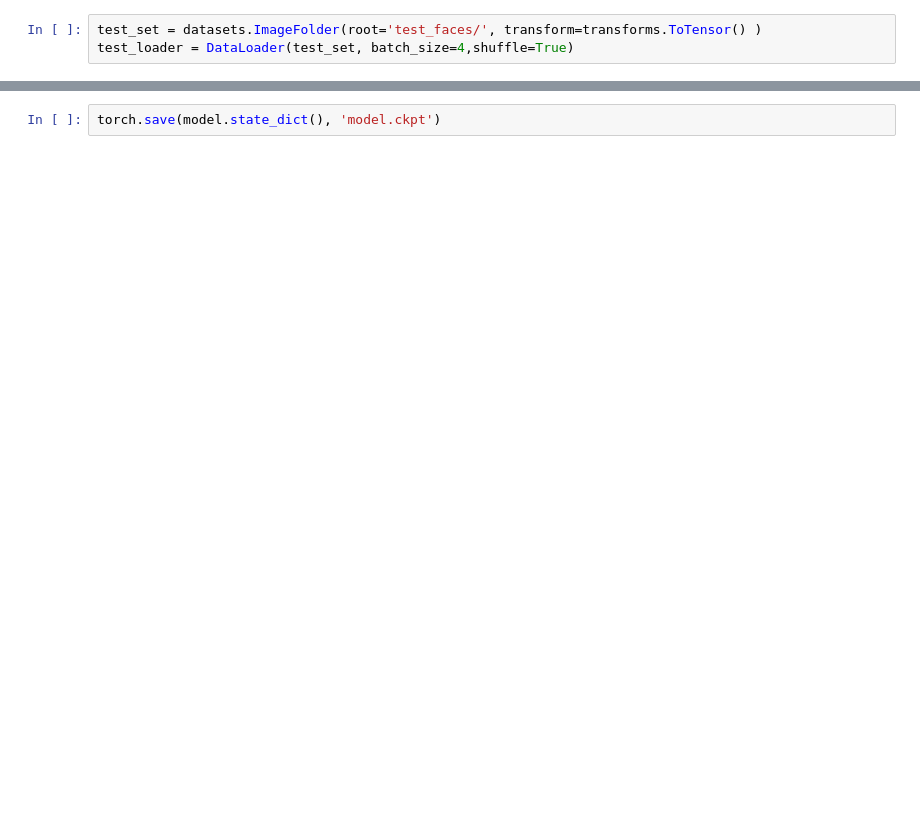
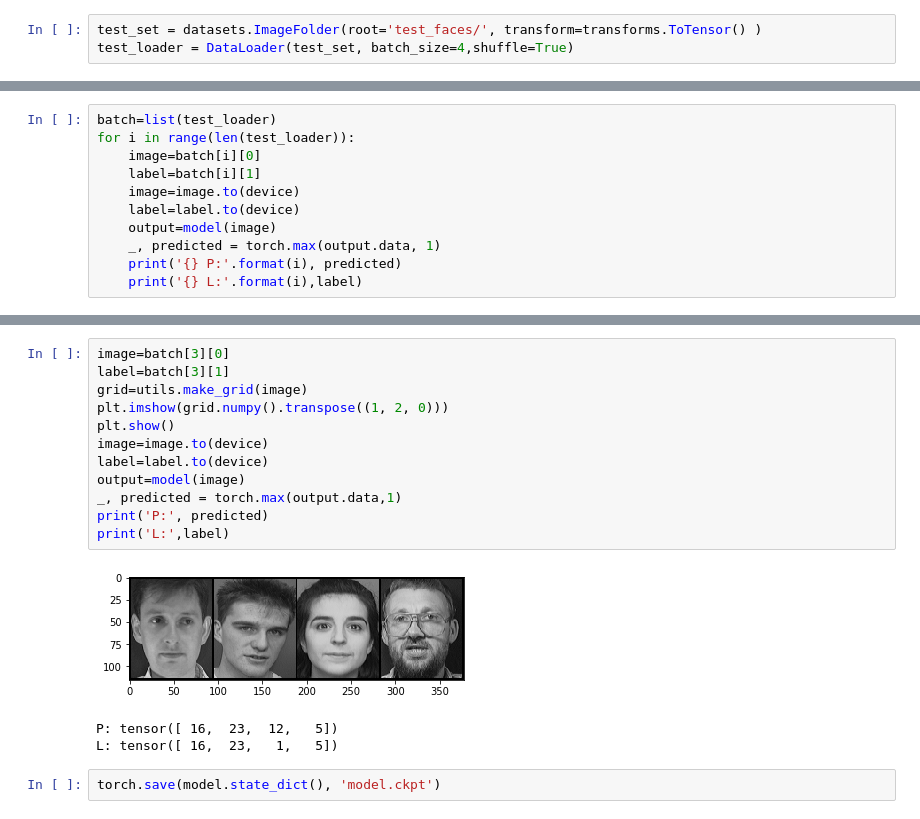
Before and after one commit to gsr-ee/Machine_Learning, a Jupyter notebook: Faces.ipynb, the cells around one changed output, grey strips where cells are left out. Drawn from its saved outputs; the diff is of its cells as text; blank space fills up the shorter version.

```diff
--- a/Faces.ipynb
+++ b/Faces.ipynb
@@ -131,0 +132,11 @@ Predicted: tensor([ 24,   6,  21,  23])
+# %%
+batch=list(test_loader)
+for i in range(len(test_loader)):
+    image=batch[i][0]
+    label=batch[i][1]
+    image=image.to(device)
+    label=label.to(device)
+    output=model(image)
+    _, predicted = torch.max(output.data, 1)
+    print('{} P:'.format(i), predicted)
+    print('{} L:'.format(i),label)
@@ -132,2 +161,18 @@ Predicted: tensor([ 24,   6,  21,  23])
+# %%
+image=batch[3][0]
+label=batch[3][1]
+grid=utils.make_grid(image)
+plt.imshow(grid.numpy().transpose((1, 2, 0)))
+plt.show()
+image=image.to(device)
+label=label.to(device)
+output=model(image)
+_, predicted = torch.max(output.data,1)
+print('P:', predicted)
+print('L:',label)
+# %% [output]
+[figure, added]
+P: tensor([ 16,  23,  12,   5])
+L: tensor([ 16,  23,   1,   5])
 # %%
 torch.save(model.state_dict(), 'model.ckpt')
```
Also changed, not shown: parts of 6 cells of this notebook.
